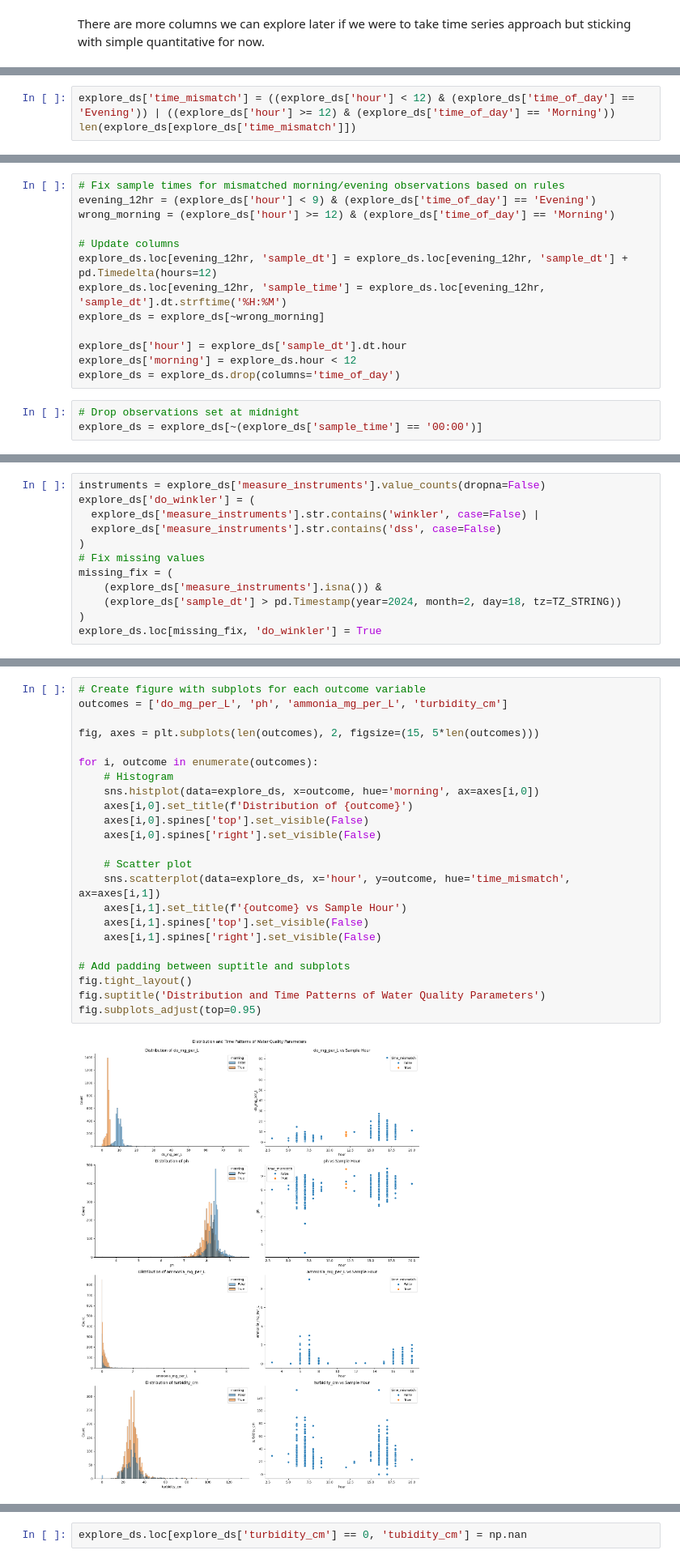
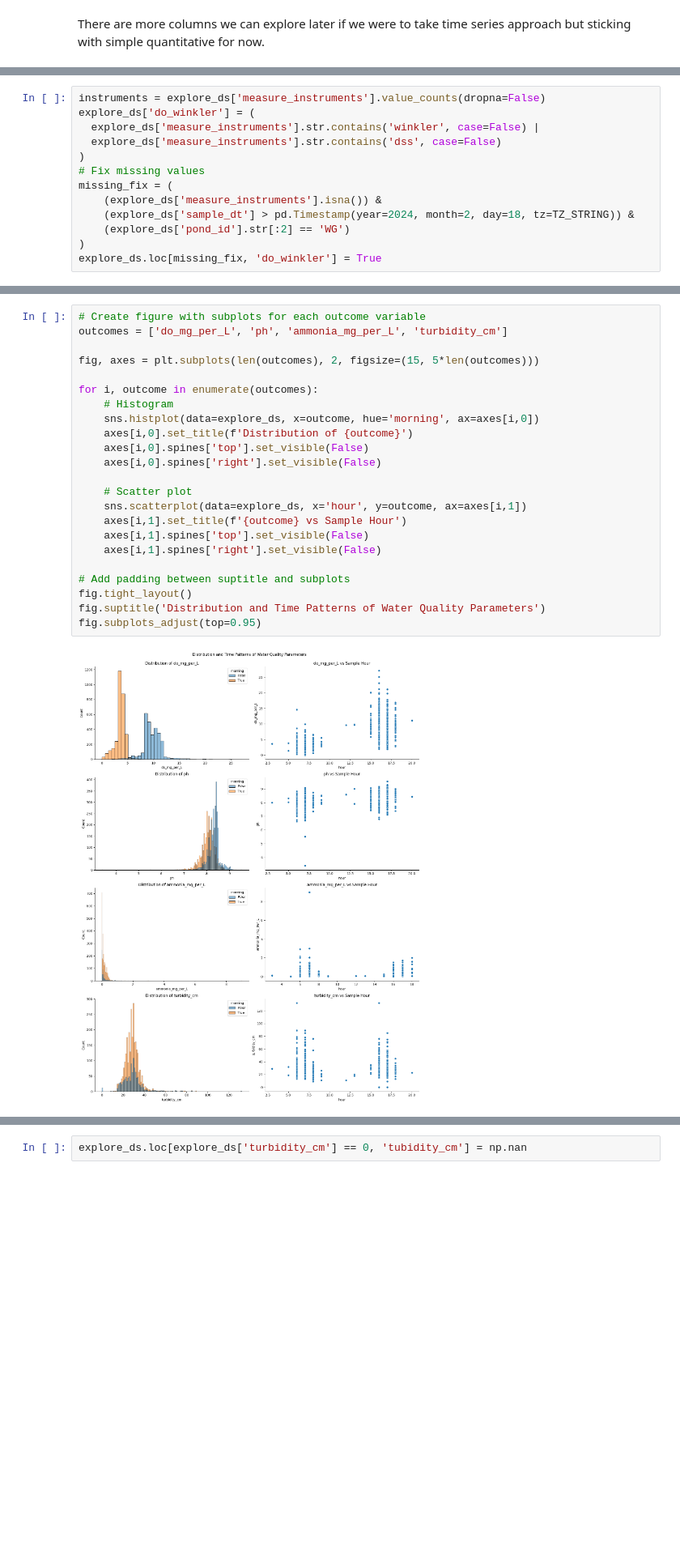
Before and after one commit to fish-welfare-initiative/fwi-predict, a Jupyter notebook: notebooks/23 clean_jun_2021_dec_2024_data.ipynb, the cells around one changed output, grey strips where cells are left out. Shown at 81% size. Saved outputs shown, nothing was run; the diff lists cells and outputs as text; blank space fills up the shorter version.

```diff
--- a/notebooks/23 clean_jun_2021_dec_2024_data.ipynb
+++ b/notebooks/23 clean_jun_2021_dec_2024_data.ipynb
@@ -340,3 +286,0 @@ explore_ds.loc[tod_nan, 'time_of_day'] = explore_ds.loc[tod_nan, 'hour'].map(lam
-# %%
-explore_ds['time_mismatch'] = ((explore_ds['hour'] < 12) & (explore_ds['time_of_day'] == 'Evening')) | ((explore_ds['hour'] >= 12) & (explore_ds['time_of_day'] == 'Morning'))
-len(explore_ds[explore_ds['time_mismatch']])
@@ -360,16 +286,0 @@ Current rules for fixing based on what I see in data:
-# %%
-# Fix sample times for mismatched morning/evening observations based on rules
-evening_12hr = (explore_ds['hour'] < 9) & (explore_ds['time_of_day'] == 'Evening')
-wrong_morning = (explore_ds['hour'] >= 12) & (explore_ds['time_of_day'] == 'Morning')
-
-# Update columns
-explore_ds.loc[evening_12hr, 'sample_dt'] = explore_ds.loc[evening_12hr, 'sample_dt'] + pd.Timedelta(hours=12)
-explore_ds.loc[evening_12hr, 'sample_time'] = explore_ds.loc[evening_12hr, 'sample_dt'].dt.strftime('%H:%M')
-explore_ds = explore_ds[~wrong_morning]
-
-explore_ds['hour'] = explore_ds['sample_dt'].dt.hour
-explore_ds['morning'] = explore_ds.hour < 12
-explore_ds = explore_ds.drop(columns='time_of_day')
-# %%
-# Drop observations set at midnight
-explore_ds = explore_ds[~(explore_ds['sample_time'] == '00:00')]
@@ -404,7 +313,8 @@ explore_ds['do_winkler'] = (
 # Fix missing values
 missing_fix = (
     (explore_ds['measure_instruments'].isna()) &
-    (explore_ds['sample_dt'] > pd.Timestamp(year=2024, month=2, day=18, tz=TZ_STRING))
+    (explore_ds['sample_dt'] > pd.Timestamp(year=2024, month=2, day=18, tz=TZ_STRING)) &
+    (explore_ds['pond_id'].str[:2] == 'WG')
 )
 explore_ds.loc[missing_fix, 'do_winkler'] = True
 # %%
@@ -419,25 +329,25 @@ Add more instrument booleans as we learn more about which ones are reliable.
 # %%
 # Create figure with subplots for each outcome variable
 outcomes = ['do_mg_per_L', 'ph', 'ammonia_mg_per_L', 'turbidity_cm']
 
 fig, axes = plt.subplots(len(outcomes), 2, figsize=(15, 5*len(outcomes)))
 
 for i, outcome in enumerate(outcomes):
     # Histogram
     sns.histplot(data=explore_ds, x=outcome, hue='morning', ax=axes[i,0])
     axes[i,0].set_title(f'Distribution of {outcome}')
     axes[i,0].spines['top'].set_visible(False)
     axes[i,0].spines['right'].set_visible(False)
 
     # Scatter plot
-    sns.scatterplot(data=explore_ds, x='hour', y=outcome, hue='time_mismatch', ax=axes[i,1])
+    sns.scatterplot(data=explore_ds, x='hour', y=outcome, ax=axes[i,1])
     axes[i,1].set_title(f'{outcome} vs Sample Hour')
     axes[i,1].spines['top'].set_visible(False)
     axes[i,1].spines['right'].set_visible(False)
 
 # Add padding between suptitle and subplots
 fig.tight_layout()
 fig.suptitle('Distribution and Time Patterns of Water Quality Parameters')
 fig.subplots_adjust(top=0.95)
 # %% [output]
-[figure, old version]
+[figure, new version]
```
Also changed, not shown: parts of 62 cells of this notebook, 11 other files.
